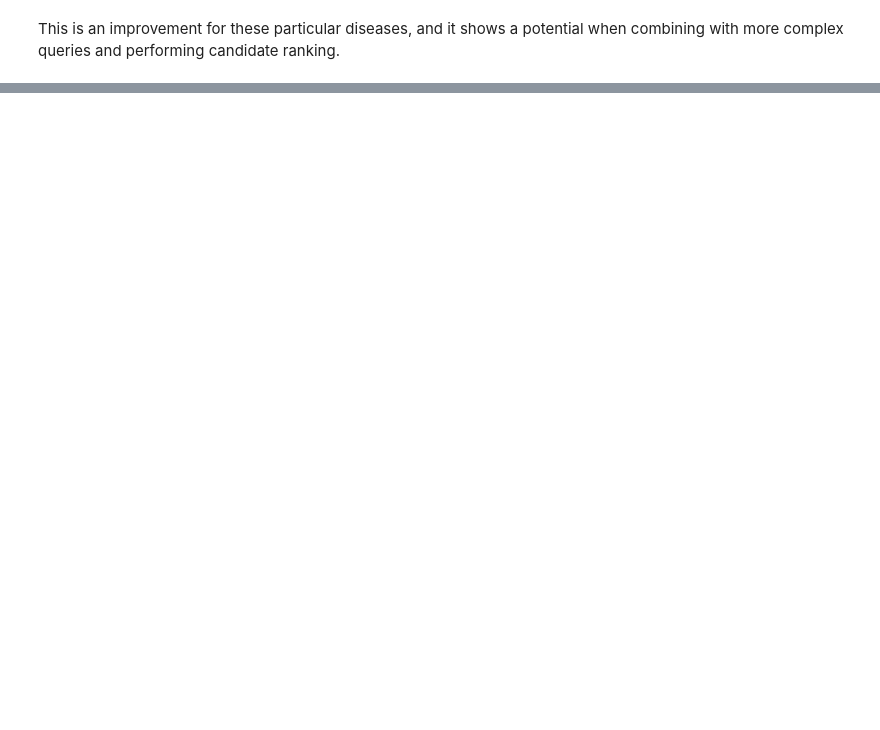
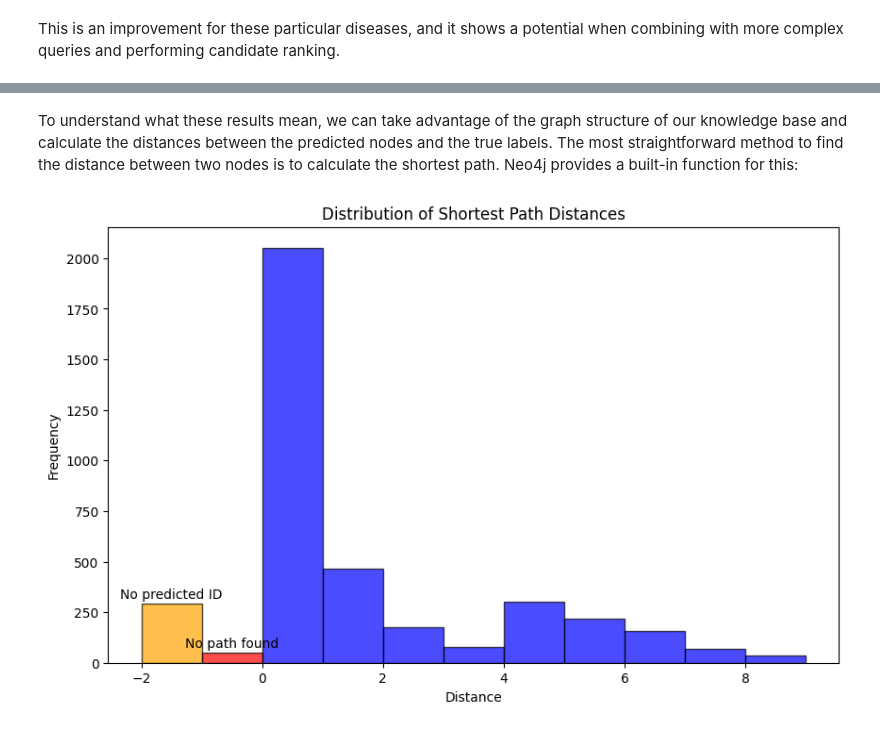
Before and after one commit to Yuliana7/biomedical-entity-linking, a Jupyter notebook: notebooks/cypher_index.ipynb, the cells around one changed output, grey strips where cells are left out. Cells and saved outputs as stored; diff of their text form; code cells hidden in the pictures; blank space fills up the shorter version.

```diff
--- a/notebooks/cypher_index.ipynb
+++ b/notebooks/cypher_index.ipynb
@@ -504,0 +676,2 @@ This is an improvement for these particular diseases, and it shows a potential w
+# %%
+test_synonym = embed_model.get_text_embedding('Breast Cancer-Related Arm Lymphedema') # this is a synonym of MESH:D000072656
@@ -504,0 +933,18 @@ This is an improvement for these particular diseases, and it shows a potential w
+# %% [markdown]
+To understand what these results mean, we can take advantage of the graph structure of our knowledge base and calculate the distances between the predicted nodes and the true labels. The most straightforward method to find the distance between two nodes is to calculate the shortest path. Neo4j provides a built-in function for this:
+# %%
+get_shortest_path = """
+    WITH $trueID AS startId, $predictedID AS endId
+
+    MATCH (start:Disease)
+    WHERE (start.DiseaseID IS NOT NULL AND ANY(id IN SPLIT(toString(start.DiseaseID), '|') WHERE id = startId))
+    OR (start.AltDiseaseIDs IS NOT NULL AND ANY(altId IN SPLIT(toString(start.AltDiseaseIDs), '|') WHERE altId = startId))
+
+    MATCH (end:Disease)
+    WHERE (end.DiseaseID IS NOT NULL AND ANY(id IN SPLIT(toString(end.DiseaseID), '|') WHERE id = endId))
+    OR (end.AltDiseaseIDs IS NOT NULL AND ANY(altId IN SPLIT(toString(end.AltDiseaseIDs), '|') WHERE altId = endId))
+
+    MATCH p = shortestPath((start)-[*]-(end))
+
+    RETURN length(p) AS distance
+"""
@@ -504,0 +976,26 @@ This is an improvement for these particular diseases, and it shows a potential w
+# %%
+fulltext_path_eval = get_shortest_path_eval(true_values, predicted_values)
+# %%
+def display_shortest_path_predictions(shortest_path_predictions):
+    bins = list(range(min(shortest_path_predictions), max(shortest_path_predictions) + 2))
+
+    plt.figure(figsize=(10, 6))
+    n, bins, patches = plt.hist(shortest_path_predictions, bins=bins, edgecolor='black', color='blue', alpha=0.7)
+
+    # Change color for specific bars (-1 and -2)
+    for i, bin_edge in enumerate(bins[:-1]):
+        if bin_edge == -1:
+            patches[i].set_facecolor('red')
+            plt.text(bin_edge + 0.5, n[i] + 10, 'No path found', ha='center', va='bottom', color='black', fontsize=10)
+        elif bin_edge == -2:
+            patches[i].set_facecolor('orange')
+            plt.text(bin_edge + 0.5, n[i] + 10, 'No predicted ID', ha='center', va='bottom', color='black', fontsize=10)
+
+    plt.title('Distribution of Shortest Path Distances')
+    plt.xlabel('Distance')
+    plt.ylabel('Frequency')
+    plt.show()
+# %%
+display_shortest_path_predictions(fulltext_path_eval)
+# %% [output]
+[figure, added]
```
Also changed, not shown: parts of 54 cells of this notebook, 3 other files.
